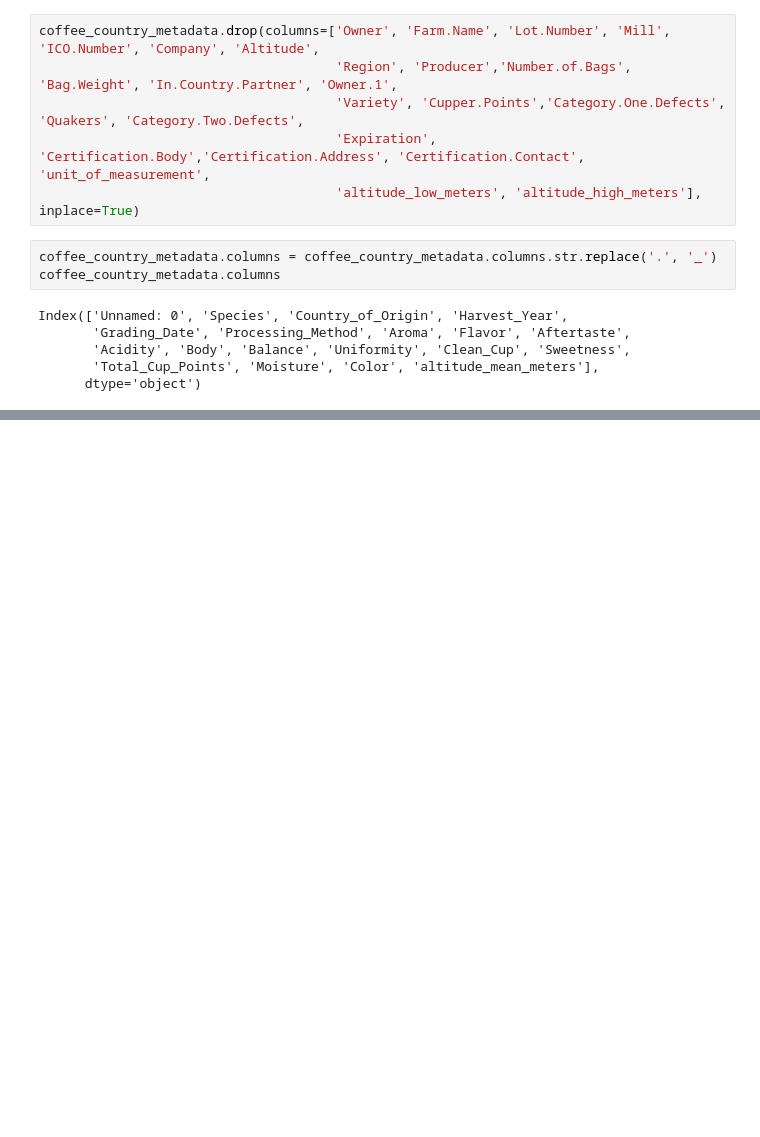
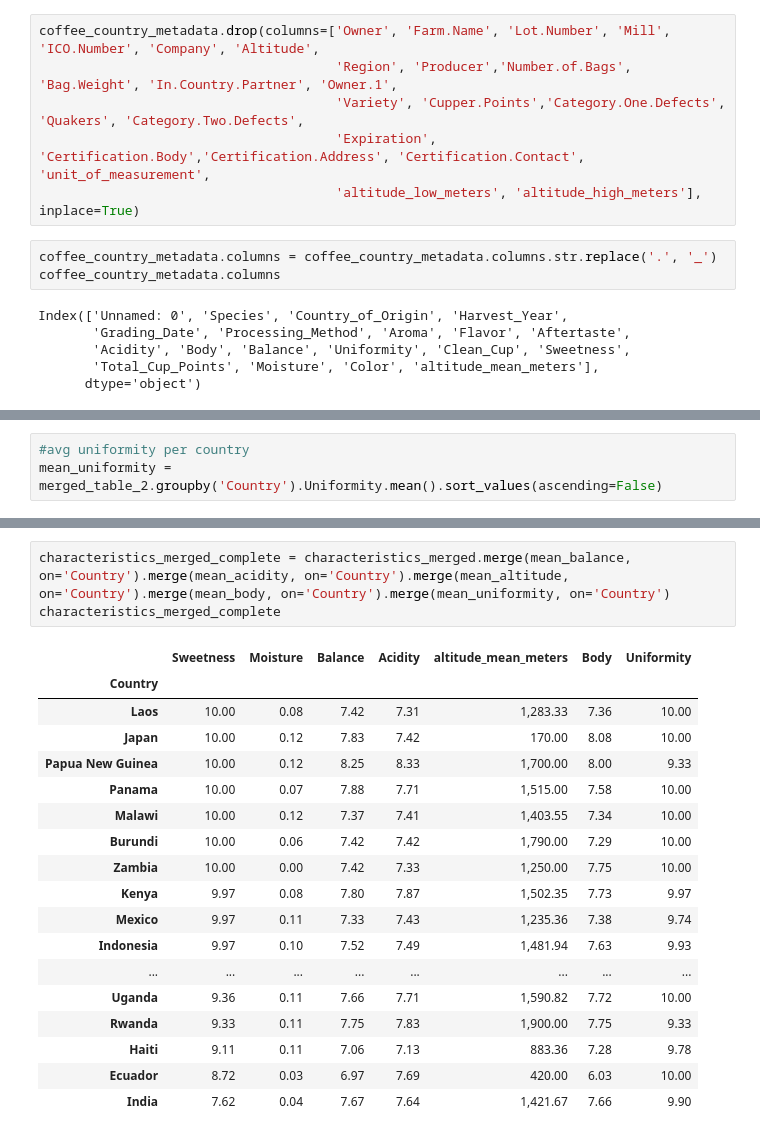
Before and after one commit to UC-Berkeley-I-School/Project2_Team_7, a Jupyter notebook: coffee_distribution.ipynb, the cells around one changed output, grey strips where cells are left out. Cells and saved outputs as stored; diff of their text form; blank space fills up the shorter version.

```diff
--- a/coffee_distribution.ipynb
+++ b/coffee_distribution.ipynb
@@ -184,0 +161,3 @@ Name: Total_Cup_Points, dtype: float64
+# %%
+#avg uniformity per country
+mean_uniformity = merged_table_2.groupby('Country').Uniformity.mean().sort_values(ascending=False)
@@ -184,0 +250,22 @@ Name: Total_Cup_Points, dtype: float64
+# %%
+characteristics_merged_complete = characteristics_merged.merge(mean_balance, on='Country').merge(mean_acidity, on='Country').merge(mean_altitude, on='Country').merge(mean_body, on='Country').merge(mean_uniformity, on='Country')
+characteristics_merged_complete
+# %% [output]
+|  | Sweetness | Moisture | Balance | Acidity | altitude_mean_meters | Body | Uniformity |
+| Country |  |  |  |  |  |  |  |
+| Laos | 10.00 | 0.08 | 7.42 | 7.31 | 1,283.33 | 7.36 | 10.00 |
+| Japan | 10.00 | 0.12 | 7.83 | 7.42 | 170.00 | 8.08 | 10.00 |
+| Papua New Guinea | 10.00 | 0.12 | 8.25 | 8.33 | 1,700.00 | 8.00 | 9.33 |
+| Panama | 10.00 | 0.07 | 7.88 | 7.71 | 1,515.00 | 7.58 | 10.00 |
+| Malawi | 10.00 | 0.12 | 7.37 | 7.41 | 1,403.55 | 7.34 | 10.00 |
+| Burundi | 10.00 | 0.06 | 7.42 | 7.42 | 1,790.00 | 7.29 | 10.00 |
+| Zambia | 10.00 | 0.00 | 7.42 | 7.33 | 1,250.00 | 7.75 | 10.00 |
+| Kenya | 9.97 | 0.08 | 7.80 | 7.87 | 1,502.35 | 7.73 | 9.97 |
+| Mexico | 9.97 | 0.11 | 7.33 | 7.43 | 1,235.36 | 7.38 | 9.74 |
+| Indonesia | 9.97 | 0.10 | 7.52 | 7.49 | 1,481.94 | 7.63 | 9.93 |
+| ... | ... | ... | ... | ... | ... | ... | ... |
+| Uganda | 9.36 | 0.11 | 7.66 | 7.71 | 1,590.82 | 7.72 | 10.00 |
+| Rwanda | 9.33 | 0.11 | 7.75 | 7.83 | 1,900.00 | 7.75 | 9.33 |
+| Haiti | 9.11 | 0.11 | 7.06 | 7.13 | 883.36 | 7.28 | 9.78 |
+| Ecuador | 8.72 | 0.03 | 6.97 | 7.69 | 420.00 | 6.03 | 10.00 |
+| India | 7.62 | 0.04 | 7.67 | 7.64 | 1,421.67 | 7.66 | 9.90 |
```
Also changed, not shown: parts of 19 cells of this notebook.
